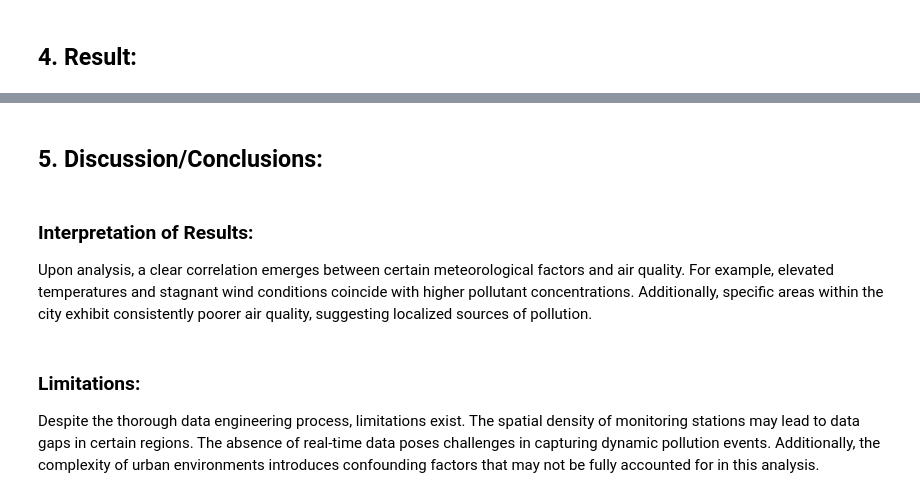
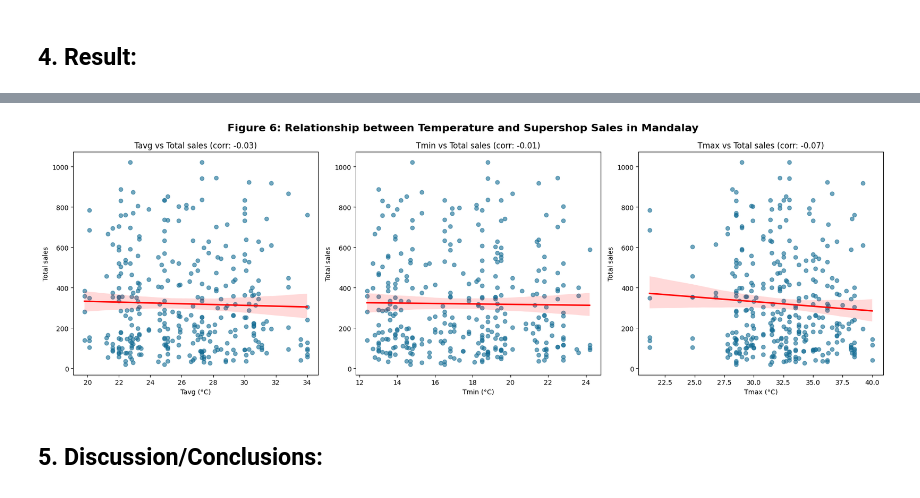
Before and after one commit to jvalue/made-template, a Jupyter notebook: project/report.ipynb, the cells around one changed output, grey strips where cells are left out. Cells and saved outputs as stored; diff of their text form; code cells hidden in the pictures.

```diff
--- a/project/report.ipynb
+++ b/project/report.ipynb
@@ -331,10 +460,24 @@ Inspired by Jayvee, my coursemate Badiuzzaman Pranto, and I collaborated on the
+# %%
+fig, axes = plt.subplots(nrows=1, ncols=3, figsize=(18, 6))
+
+for i, col in enumerate(['Tavg', 'Tmin', 'Tmax']):
+    ax = axes[i]
+    sns.regplot(data=mandalay_combined_data, x=col, y='Total', ax=ax,
+                scatter_kws = {"color": "#146C94", "alpha": 0.6},
+                line_kws = {"color": "red"},
+                ci = 95)
+
+
+    correlation = mandalay_combined_data[[col, 'Total']].corr().iloc[0, 1]
+
+    ax.set_title(f'{col} vs Total sales (corr: {correlation:.2f})')
+    ax.set_xlabel(col+' (°C)')
+    ax.set_ylabel('Total sales')
+
+plt.suptitle('Figure 6: Relationship between Temperature and Supershop Sales in Mandalay', fontsize=16, fontweight='bold')
+plt.tight_layout()
+plt.show()
+# %% [output]
+[figure, added]
 # %% [markdown]
 ## 5. Discussion/Conclusions:
-# %% [markdown]
-### Interpretation of Results:
-
-Upon analysis, a clear correlation emerges between certain meteorological factors and air quality. For example, elevated temperatures and stagnant wind conditions coincide with higher pollutant concentrations. Additionally, specific areas within the city exhibit consistently poorer air quality, suggesting localized sources of pollution.
-# %% [markdown]
-### Limitations:
-
-Despite the thorough data engineering process, limitations exist. The spatial density of monitoring stations may lead to data gaps in certain regions. The absence of real-time data poses challenges in capturing dynamic pollution events. Additionally, the complexity of urban environments introduces confounding factors that may not be fully accounted for in this analysis.
```
Also changed, not shown: parts of 20 cells of this notebook, 2 other files.
